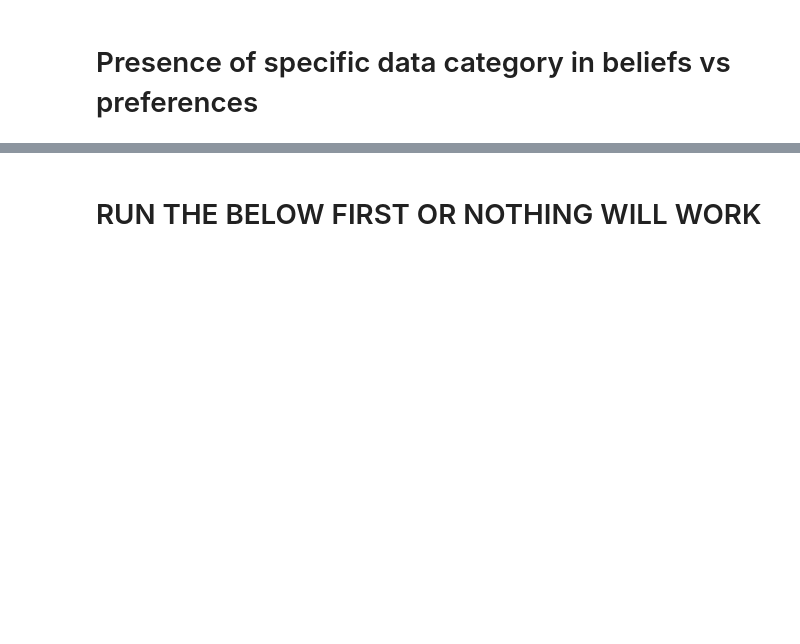
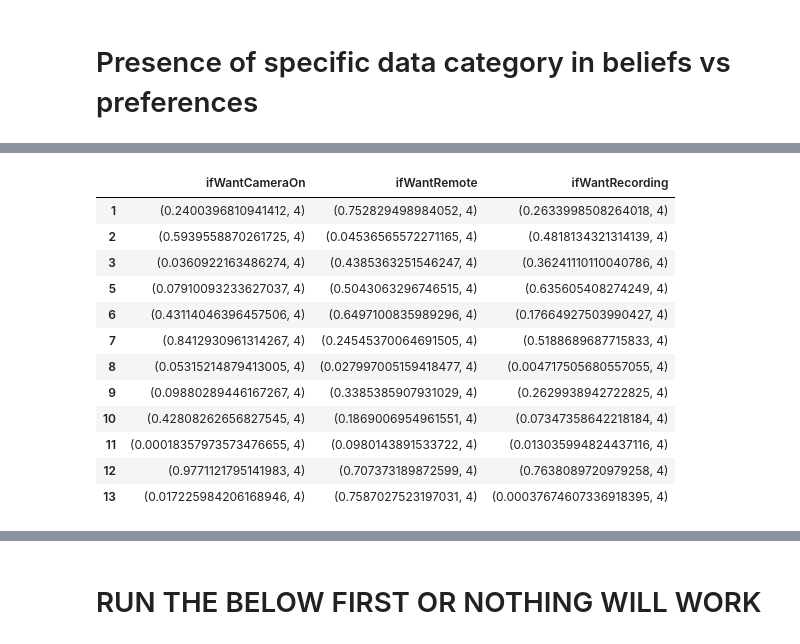
Before and after one commit to SemicolonExpected/Miscellania, a Jupyter notebook: SSentiments2021/DataBeliefsVsPreferences.ipynb, the cells around one changed output, grey strips where cells are left out. Saved outputs shown, nothing was run; the diff lists cells and outputs as text; code cells hidden in the pictures; blank space fills up the shorter version.

```diff
--- a/SSentiments2021/DataBeliefsVsPreferences.ipynb
+++ b/SSentiments2021/DataBeliefsVsPreferences.ipynb
@@ -148,0 +145,41 @@ Whether belief that any specific category is collected correlates with any prefe
+# %%
+a = [c for c in data_copy.columns if 'ifWant' in c]
+b = [c for c in data_copy.columns if 'Id' in c]
+vcTable = []
+lmsTable = []
+proctorTable = []
+for x in range(1, 14):
+    if x != 4:
+        temp = data.copy(deep = True)
+        temp[b] = temp[b].applymap(lambda l: -1 if (pd.notnull(l) is False) else (1 if (str(x) in l or " "+str(x) in l) else 0))
+        temp[a] = temp[a].applymap(lambda l: np.nan if l < 0 else l)
+        temp[b] = temp[b].applymap(lambda l: np.nan if l < 0 else l)
+
+        vcrow = []
+        lmsrow = []
+        proctorrow = []
+        for i in a:
+            vcpair = temp[[i,"beliefsVidConId"]]
+            LMSpair = temp[[i,"beliefsLMSId"]]
+            proctorpair = temp[[i,"beliefsProctorId"]]
+
+            vcpair = vcpair[~vcpair.isnull().any(axis=1)]
+            LMSpair = LMSpair[~LMSpair.isnull().any(axis=1)]
+            proctorpair = proctorpair[~proctorpair.isnull().any(axis=1)]
+
+            chi, p, df, ex = ss.chi2_contingency(pd.crosstab(vcpair[i], vcpair["beliefsVidConId"]))
+            vcrow.append((p,df))
+            chi, p, df, ex = ss.chi2_contingency(pd.crosstab(LMSpair[i], LMSpair["beliefsLMSId"]))
+            lmsrow.append((p,df))
+            chi, p, df, ex = ss.chi2_contingency(pd.crosstab(proctorpair[i], proctorpair["beliefsProctorId"]))
+            proctorrow.append((p,df))
+
+        vcTable.append(vcrow)
+        lmsTable.append(lmsrow)
+        proctorTable.append(proctorrow)
+vcTable = pd.DataFrame(data = vcTable, columns=a, index = [c for c in range(1,14) if c != 4])
+lmsTable = pd.DataFrame(data = lmsTable, columns=a, index = [c for c in range(1,14) if c != 4])
+proctorTable = pd.DataFrame(data = proctorTable, columns=a, index = [c for c in range(1,14) if c != 4])
+
+        #print(temp[b].value_counts())
+        # 1 if category present 0 if not
@@ -148,0 +195,16 @@ Whether belief that any specific category is collected correlates with any prefe
+# %%
+vcTable
+# %% [output]
+|  | ifWantCameraOn | ifWantRemote | ifWantRecording |
+| 1 | (0.2400396810941412, 4) | (0.752829498984052, 4) | (0.2633998508264018, 4) |
+| 2 | (0.5939558870261725, 4) | (0.04536565572271165, 4) | (0.4818134321314139, 4) |
+| 3 | (0.0360922163486274, 4) | (0.4385363251546247, 4) | (0.36241110110040786, 4) |
+| 5 | (0.07910093233627037, 4) | (0.5043063296746515, 4) | (0.635605408274249, 4) |
+| 6 | (0.43114046396457506, 4) | (0.6497100835989296, 4) | (0.17664927503990427, 4) |
+| 7 | (0.8412930961314267, 4) | (0.24545370064691505, 4) | (0.5188689687715833, 4) |
+| 8 | (0.05315214879413005, 4) | (0.027997005159418477, 4) | (0.004717505680557055, 4) |
+| 9 | (0.09880289446167267, 4) | (0.3385385907931029, 4) | (0.2629938942722825, 4) |
+| 10 | (0.42808262656827545, 4) | (0.1869006954961551, 4) | (0.07347358642218184, 4) |
+| 11 | (0.00018357973573476655, 4) | (0.0980143891533722, 4) | (0.013035994824437116, 4) |
+| 12 | (0.9771121795141983, 4) | (0.707373189872599, 4) | (0.7638089720979258, 4) |
+| 13 | (0.017225984206168946, 4) | (0.7587027523197031, 4) | (0.00037674607336918395, 4) |
```
Also changed, not shown: parts of 5 cells of this notebook.
